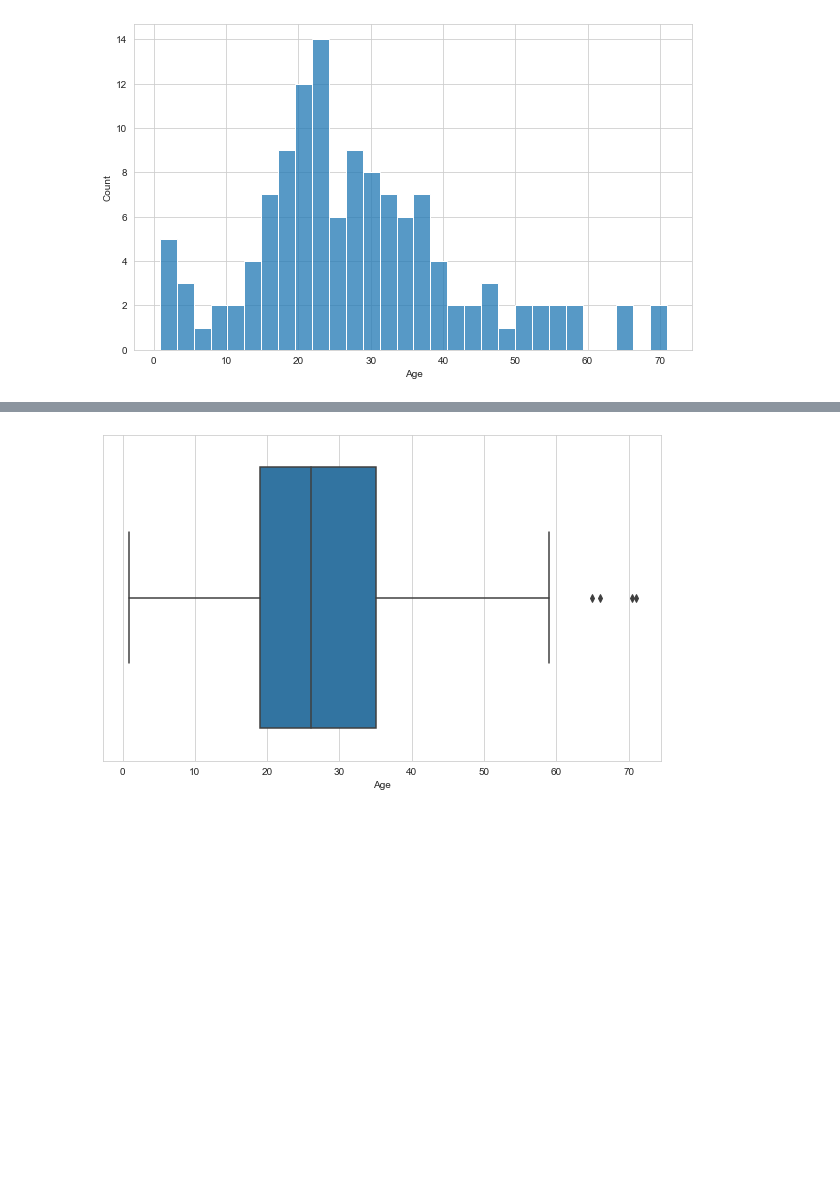
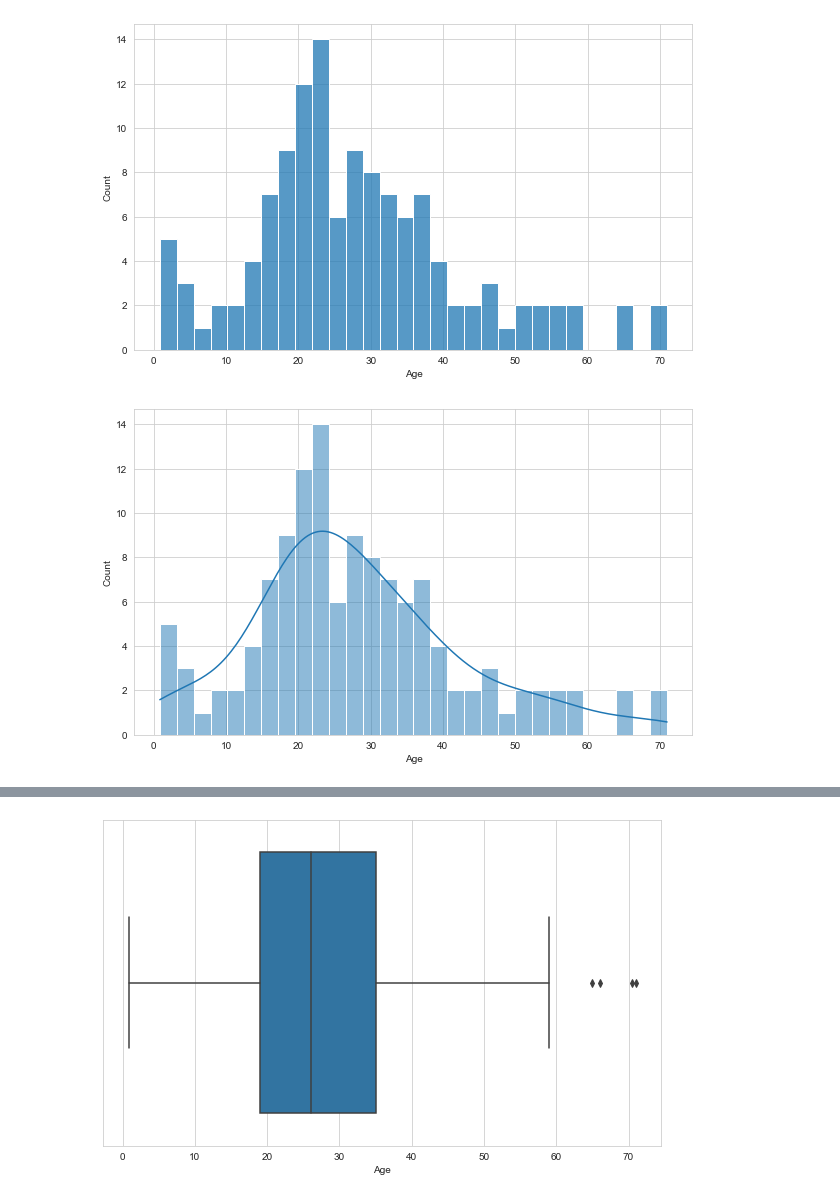
Before and after one commit to ilknurozcelik/DA_PANDAS, a Jupyter notebook: DAwPy_S12_(Recap_EDA_on_Titanic_Dataset)-ilknur.ipynb, the cells around one changed output, grey strips where cells are left out. Cells and saved outputs as stored; diff of their text form; code cells hidden in the pictures; blank space fills up the shorter version.

```diff
--- a/DAwPy_S12_(Recap_EDA_on_Titanic_Dataset)-ilknur.ipynb
+++ b/DAwPy_S12_(Recap_EDA_on_Titanic_Dataset)-ilknur.ipynb
@@ -172,3 +302,7 @@ Lets examine the Age column and decide how we will handle with missing values.
 sns.histplot(data=df, x='Age', kde=False, bins=30);
 # %% [output]
 [figure]
+# %%
+sns.histplot(data=df, x= "Age", kde=True, bins=30);
+# %% [output]
+[figure, added]
```
Also changed, not shown: parts of 39 cells of this notebook, 10 other files.
